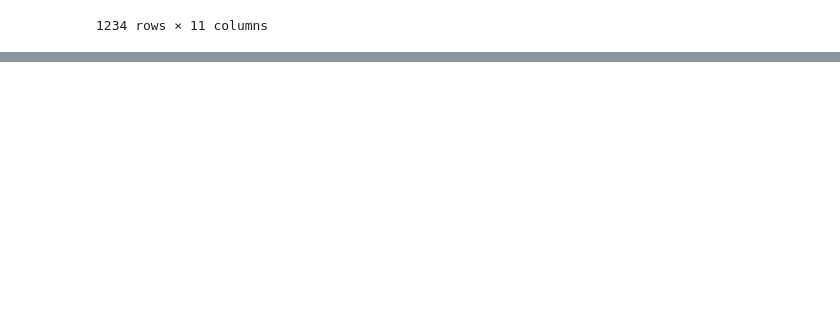
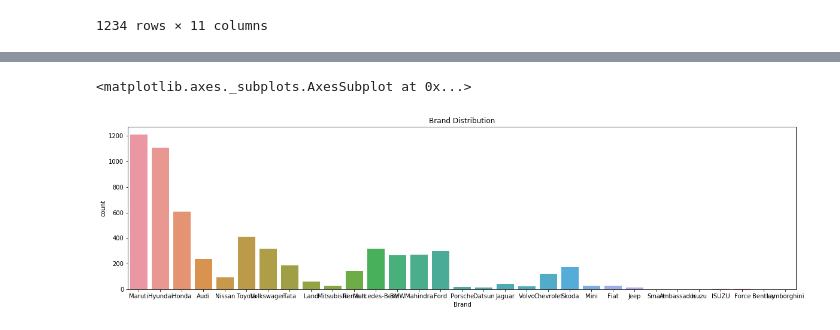
Before and after one commit to Project-Team-0/Car-Price-Prediction, a Jupyter notebook: Car Price Prediction.ipynb, the cells around one changed output, grey strips where cells are left out. Cells and saved outputs as stored; diff of their text form; code cells hidden in the pictures; blank space fills up the shorter version.

Commit message:
Car Price Prediction

```diff
--- a/Car Price Prediction.ipynb
+++ b/Car Price Prediction.ipynb
@@ -209,0 +215,11 @@ test_data
+# %%
+#since there are 1876 car and it will be diffcult upon us to study each car type and the realation
+#with other vairables lets define a new column with the name brand
+train_data['Brand']=train_data['Name'].str.split(" ",2)
+x=pd.DataFrame(train_data['Brand'])
+train_data['Brand']=x['Brand'].str.get(0)
+train_data['Model']=x['Brand'].str.get(1)
+print("The car brands are: ",train_data['Brand'].unique())
+print("The total number of unqiue car Brands :",str(len(train_data['Brand'].unique())))
+print("The car brands are: ",train_data['Model'].unique())
+print("The total number of unqiue car Brands :",str(len(train_data['Model'].unique())))
@@ -209,0 +246,5 @@ test_data
+# %%
+plt.rcParams["figure.figsize"]=[5,5]
+plt.title("The distribution of prices of cars")
+#for checking outliers if they exist
+sns.boxplot(data=train_data['Price'],palette="pastel")
@@ -209,0 +254,11 @@ test_data
+# %%
+#We make use of pie charts to represent the fields in each category
+plt.figure(figsize=(20,5))
+
+c1=['orange','skyblue','yellow','lawngreen','violet','gold',]
+c2=['hotpink','lime','red','sandybrown','grey']
+plt.title("Brand Distribution")
+sns.countplot(x=train_data['Brand'])
+# %% [output]
+<matplotlib.axes._subplots.AxesSubplot at 0x...>
+[figure, added]
```
Also changed, not shown: parts of 5 cells of this notebook.
